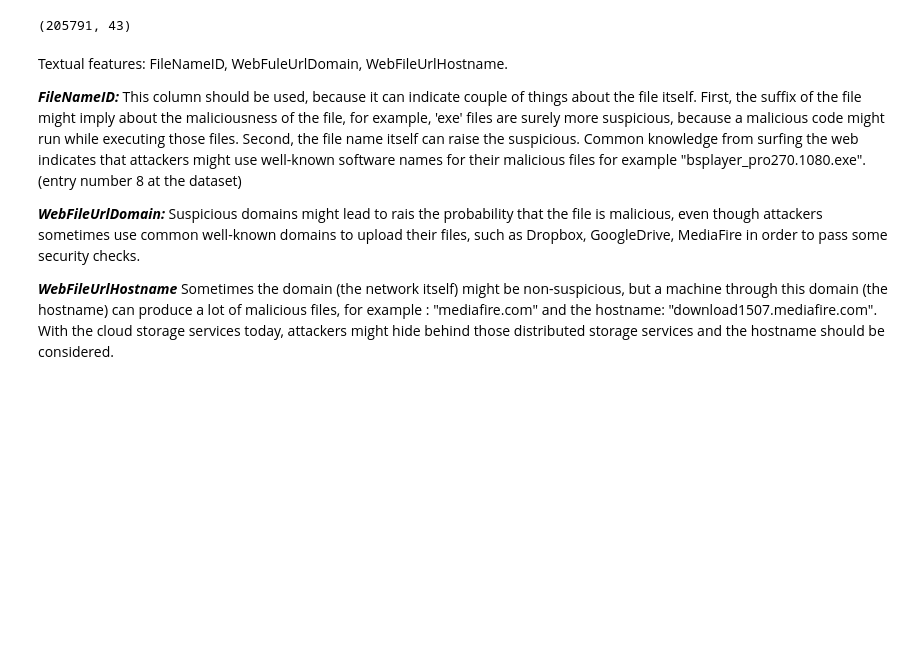
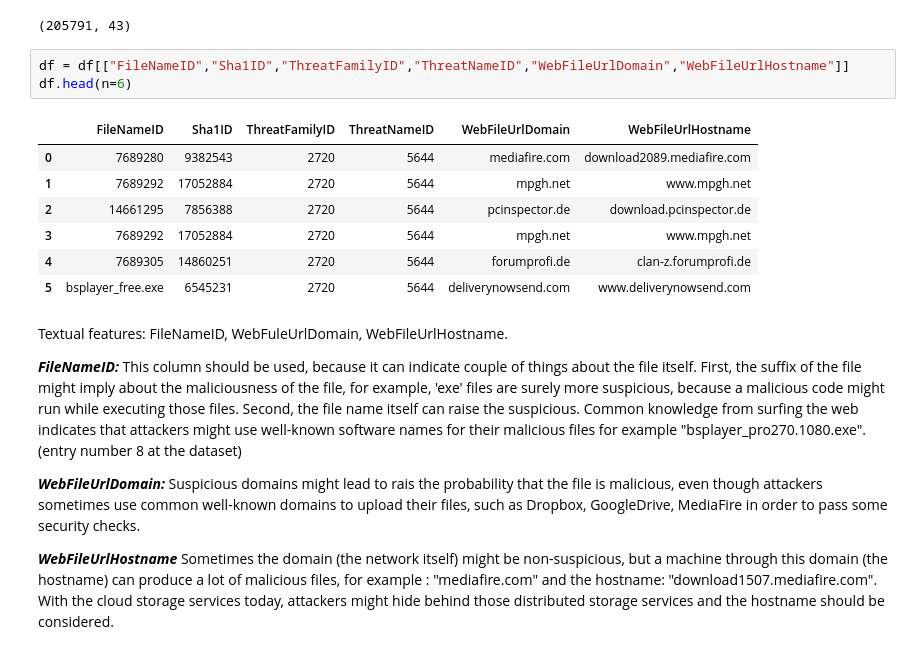
Before and after one commit to NitCoh/TextAnalysisForBigData, a Jupyter notebook: Big_Data_Analysis_for_Cyber_Security_Text_Analysis.ipynb, the cells around one changed output. Drawn from its saved outputs; the diff is of its cells as text; blank space fills up the shorter version.

```diff
--- a/Big_Data_Analysis_for_Cyber_Security_Text_Analysis.ipynb
+++ b/Big_Data_Analysis_for_Cyber_Security_Text_Analysis.ipynb
@@ -37,6 +37,17 @@ df.head(n=6)
 df.shape
 # %% [output]
 (205791, 43)
+# %%
+df = df[["FileNameID","Sha1ID","ThreatFamilyID","ThreatNameID","WebFileUrlDomain","WebFileUrlHostname"]]
+df.head(n=6)
+# %% [output]
+|  | FileNameID | Sha1ID | ThreatFamilyID | ThreatNameID | WebFileUrlDomain | WebFileUrlHostname |
+| 0 | 7689280 | 9382543 | 2720 | 5644 | mediafire.com | download2089.mediafire.com |
+| 1 | 7689292 | 17052884 | 2720 | 5644 | mpgh.net | www.mpgh.net |
+| 2 | 14661295 | 7856388 | 2720 | 5644 | pcinspector.de | download.pcinspector.de |
+| 3 | 7689292 | 17052884 | 2720 | 5644 | mpgh.net | www.mpgh.net |
+| 4 | 7689305 | 14860251 | 2720 | 5644 | forumprofi.de | clan-z.forumprofi.de |
+| 5 | bsplayer_free.exe | 6545231 | 2720 | 5644 | deliverynowsend.com | www.deliverynowsend.com |
 # %% [markdown]
 Textual features:
 FileNameID, WebFuleUrlDomain, WebFileUrlHostname.
```
Also changed, not shown: parts of 8 cells of this notebook.
